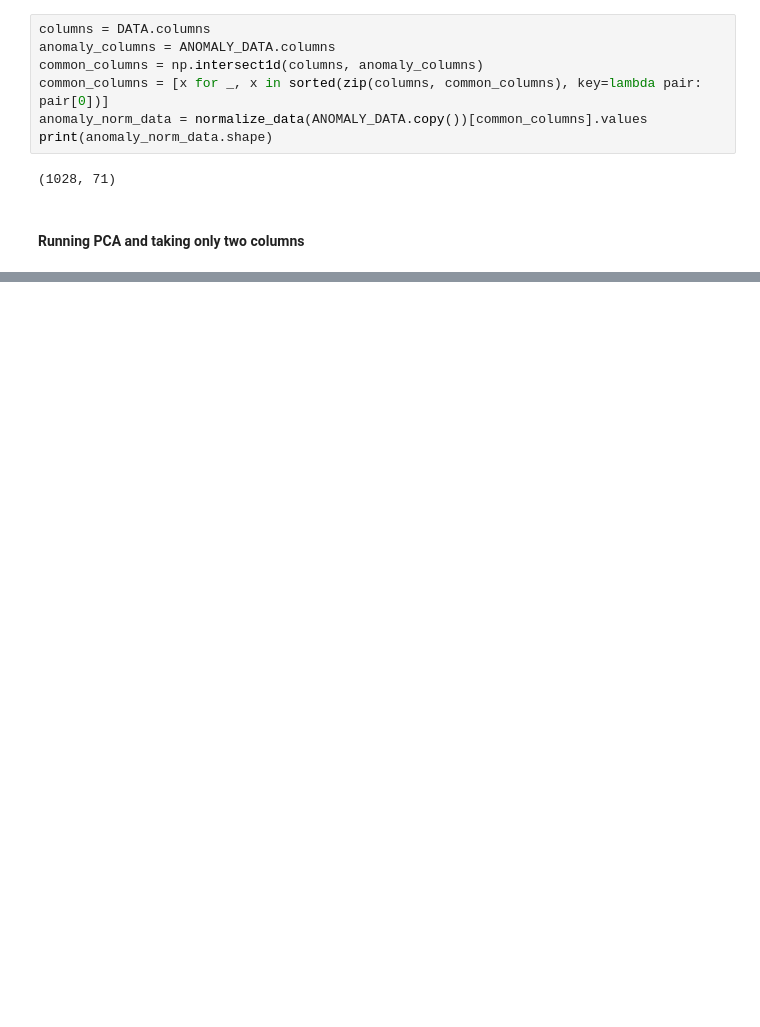
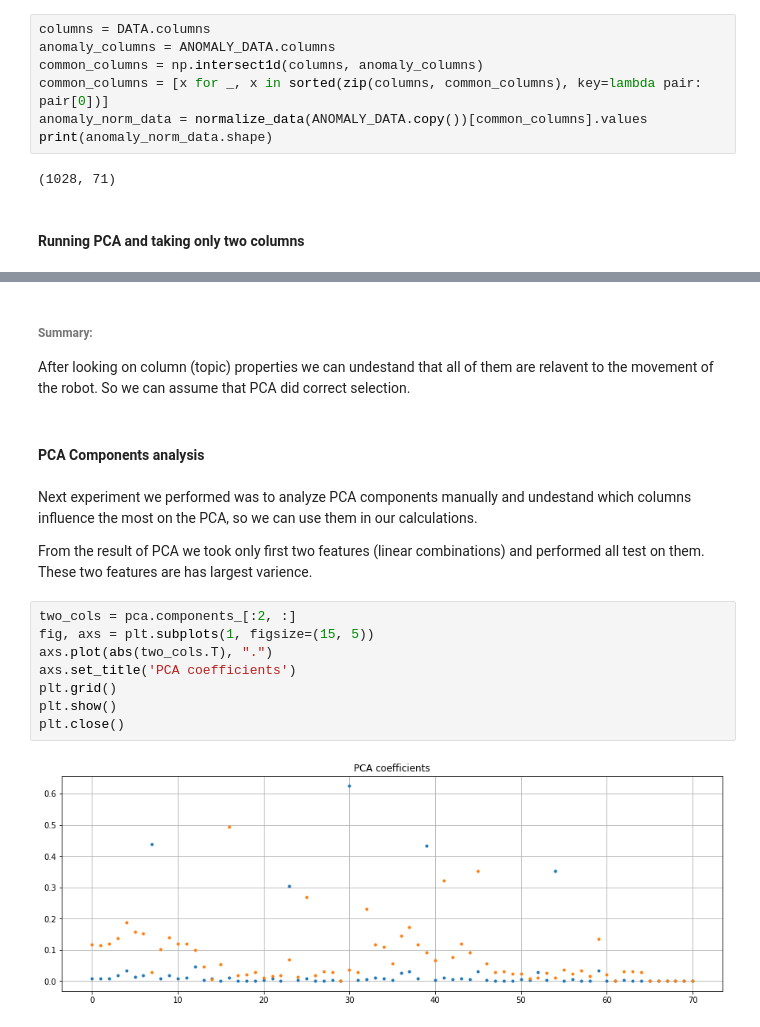
Before and after one commit to ivinokuri/generative-model, a Jupyter notebook: py/model/autoencoder/DataAnalyzing.ipynb, the cells around one changed output, grey strips where cells are left out. Drawn from its saved outputs; the diff is of its cells as text; blank space fills up the shorter version.

Commit message:
adding more experiments

```diff
--- a/py/model/autoencoder/DataAnalyzing.ipynb
+++ b/py/model/autoencoder/DataAnalyzing.ipynb
@@ -477 +524,20 @@ print(most_important_column_names)
+# %% [markdown]
+###### Summary:
+After looking on column (topic) properties we can undestand that all of them are relavent to the movement of the robot. So we can assume that PCA did correct selection.
+# %% [markdown]
+#### PCA Components analysis
+# %% [markdown]
+Next experiment we performed was to analyze PCA components manually and undestand which columns influence the most on the PCA, so we can use them in our calculations.
+
+From the result of PCA we took only first two features (linear combinations) and performed all test on them. These two features are has largest varience.
+# %%
+two_cols = pca.components_[:2, :]
+fig, axs = plt.subplots(1, figsize=(15, 5))
+axs.plot(abs(two_cols.T), ".")
+axs.set_title('PCA coefficients')
+plt.grid()
+plt.show()
+plt.close()
+# %% [output]
+[figure, added]
 # %% [markdown]
```
Also changed, not shown: parts of 29 cells of this notebook.
